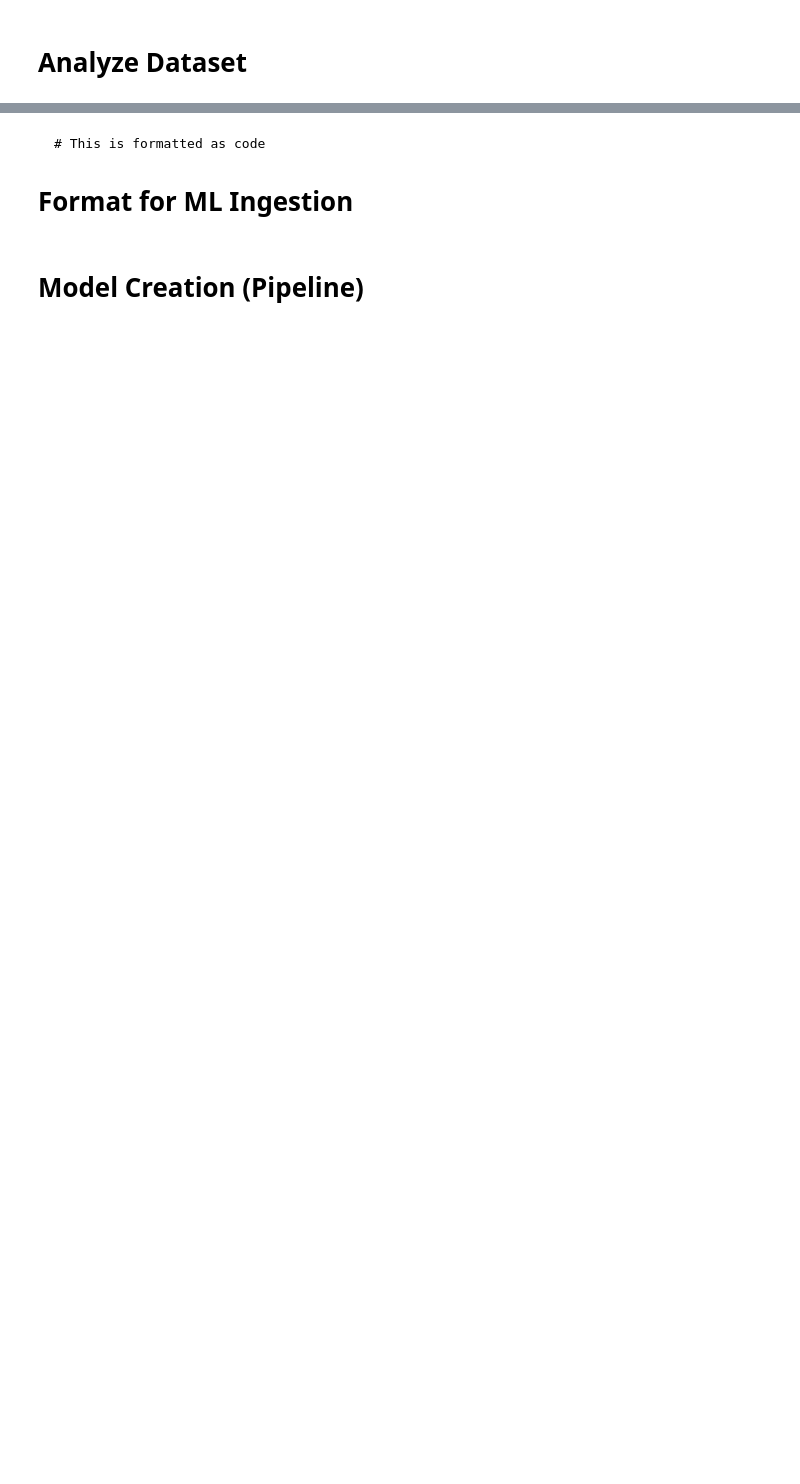
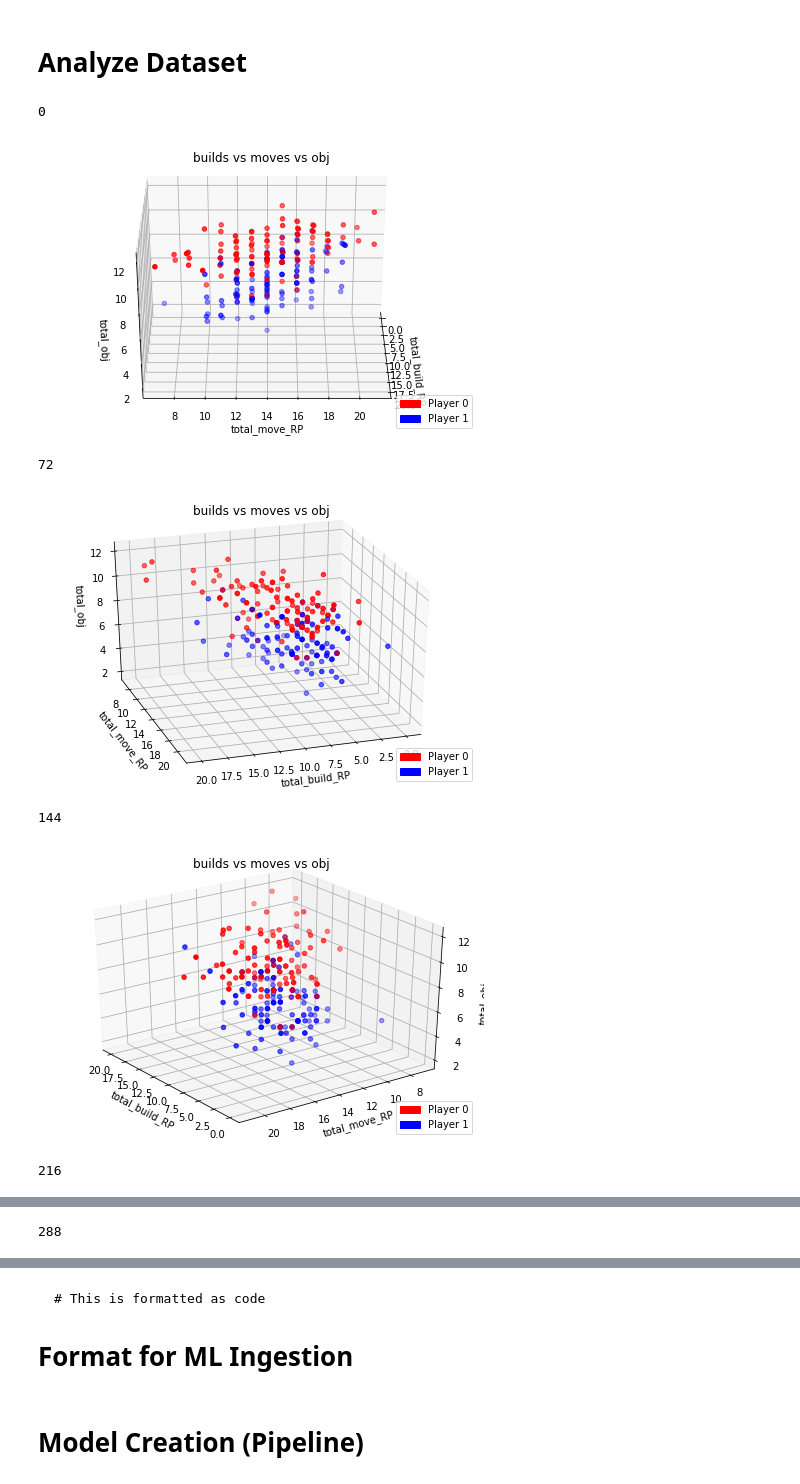
Before and after one commit to Tkokotaj/Test, a Jupyter notebook: 623Project.ipynb, the cells around one changed output, grey strips where cells are left out. Drawn from its saved outputs; the diff is of its cells as text; code cells hidden in the pictures; blank space fills up the shorter version.

```diff
--- a/623Project.ipynb
+++ b/623Project.ipynb
@@ -39,2 +97,38 @@ Saving testdata.csv to testdata (1).csv
 # %% [markdown]
 # Analyze Dataset
+# %%
+import matplotlib.pyplot as plt
+from mpl_toolkits.mplot3d import Axes3D
+import seaborn as sns
+numAngles = 5
+for i in range(0, 360, (int(360/numAngles))):
+    fig = plt.figure()
+    ax = Axes3D(fig)
+    colors=['red', 'blue']
+    #plt.scatter(df['total_build_RP'], df['total_move_RP'], c=df['Player_Name'], cmap=col.ListedColormap(colors))
+    ax.scatter(df['total_build_RP'], df['total_move_RP'],df['total_obj'], c=df['Player_Name'], cmap=col.ListedColormap(colors))
+    classA = mpatches.Patch(color='red', label='Player 0')
+    classB = mpatches.Patch(color='blue', label='Player 1')
+    plt.legend(handles=[classA, classB], loc='lower right')
+    plt.xlabel('total_build_RP')
+    plt.ylabel('total_move_RP')
+    ax.set_zlabel('total_obj')
+    #plt.zlabel('total_obj')
+    plt.title('builds vs moves vs obj')
+    #plt.title('builds vs moves')
+    #plt.tight_layout()
+    ax.view_init(None, i)
+    print(i)
+    if (i==360-(int(360/numAngles))):
+      ax.view_init(85, i)
+      plt.show()
+    else:
+      plt.show()
+# %% [output]
+0
+[figure, added]
+72
+[figure, added]
+144
+[figure, added]
+216
@@ -40,0 +136 @@ Saving testdata.csv to testdata (1).csv
+288
```
Also changed, not shown: parts of 10 cells of this notebook.
